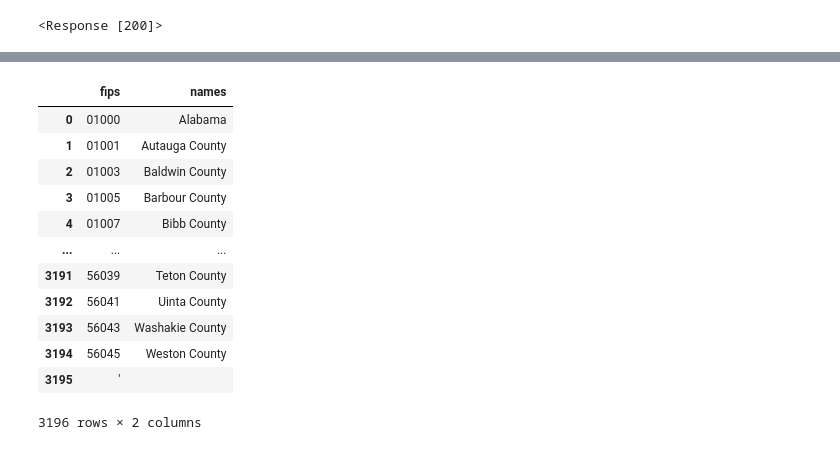
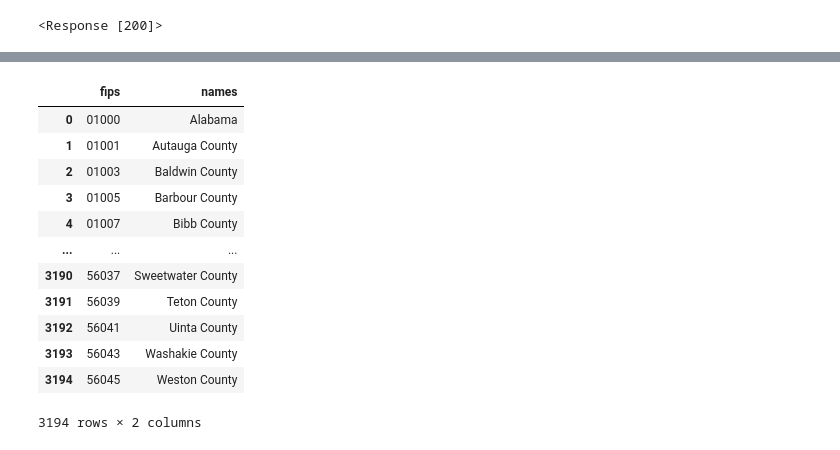
Before and after one commit to uva-bi-sdad/national_address_database, a Jupyter notebook: code/2023-06-16 download county fips.ipynb, the cells around one changed output, grey strips where cells are left out. Cells and saved outputs as stored; diff of their text form; code cells hidden in the pictures.

```diff
--- a/code/2023-06-16 download county fips.ipynb
+++ b/code/2023-06-16 download county fips.ipynb
@@ -53,26 +53,27 @@ df = pd.DataFrame()
 # %%
 fips = []
 names = []
 
 for line in relevant_lines:
     fips.append(line[:10].split()[0])
     names.append(' '.join(line[10:].split()))
 
 df['fips'] = fips
 df['names'] = names
 
-df[df['names'].apply(lambda x: len(x.split()) > 1)]
+df = df[df['names'].apply(lambda x: len(x)> 2)]
+df
 # %% [output]
 |  | fips | names |
 | 0 | 01000 | Alabama |
 | 1 | 01001 | Autauga County |
 | 2 | 01003 | Baldwin County |
 | 3 | 01005 | Barbour County |
 | 4 | 01007 | Bibb County |
 | ... | ... | ... |
+| 3190 | 56037 | Sweetwater County |
 | 3191 | 56039 | Teton County |
 | 3192 | 56041 | Uinta County |
 | 3193 | 56043 | Washakie County |
 | 3194 | 56045 | Weston County |
-| 3195 | ' |  |
-3196 rows × 2 columns
+3194 rows × 2 columns
```
Also changed, not shown: parts of 1 cell of this notebook, 2 other files.
